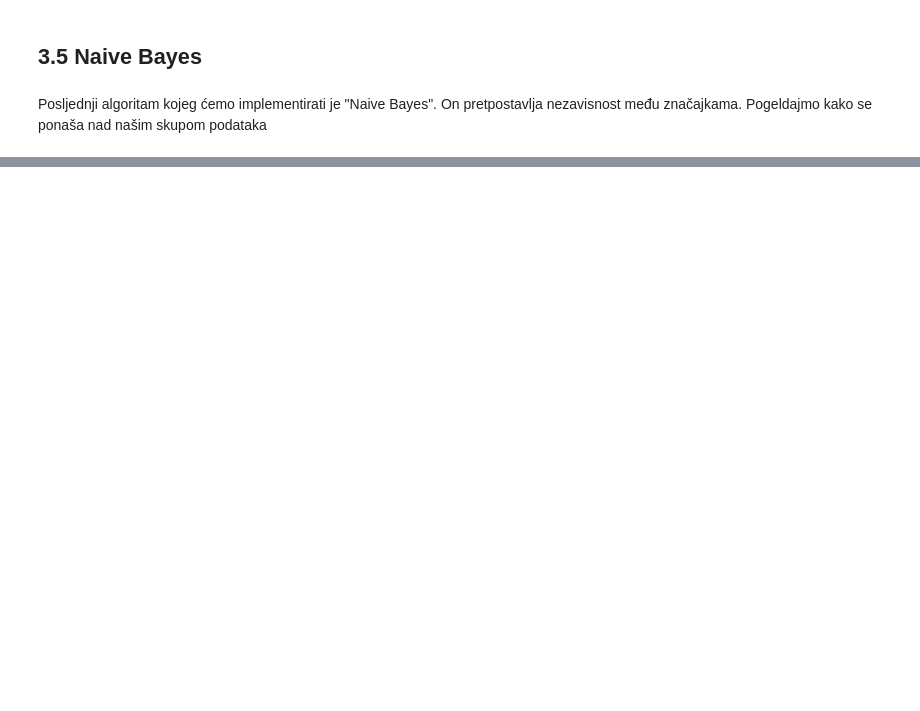
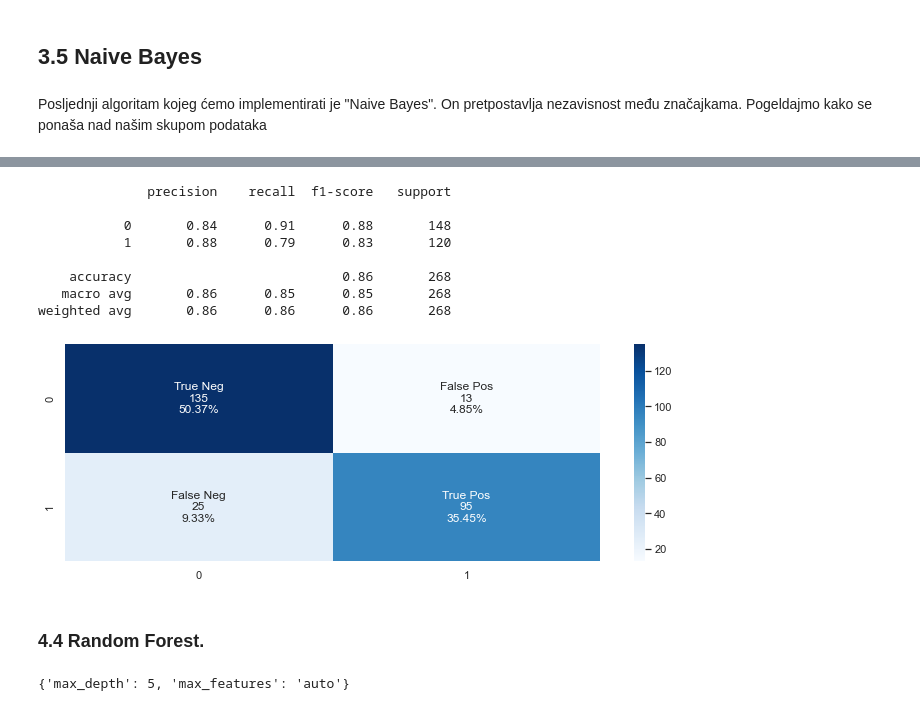
Before and after one commit to tp52/uzop, a Jupyter notebook: Uzop.ipynb, the cells around one changed output, grey strips where cells are left out. Cells and saved outputs as stored; diff of their text form; code cells hidden in the pictures; blank space fills up the shorter version.

```diff
--- a/Uzop.ipynb
+++ b/Uzop.ipynb
@@ -1217,0 +1359,14 @@ weighted avg       0.91      0.91      0.91       224
+# %%
+# defining parameter range
+from sklearn.svm import SVC
+param_grid = {'C': [1, 10, 15],
+              'gamma': [0.01, 0.001, 0.0001],
+              'kernel': ['rbf']}
+
+grid = GridSearchCV(SVC(), param_grid, refit = True, verbose = 3)
+
+# fitting the model for grid search
+grid.fit(X_train_new, y_train_new)
+
+# print best parameter after tuning
+print("Best parametars : ",grid.best_params_)
@@ -1217,0 +1391,47 @@ weighted avg       0.91      0.91      0.91       224
+# %%
+C=grid.best_params_["C"]
+gamma=grid.best_params_["gamma"]
+kernel=grid.best_params_["kernel"]
+SVM_model = SVC(kernel=kernel,C=C,gamma=gamma)
+
+# fitting x samples and y classes
+SVM_model.fit(X_train_new, y_train_new)
+cm = confusion_matrix(y_test_new, SVM_model.predict(X_test_new))
+
+group_names = ["True Neg","False Pos","False Neg","True Pos"]
+group_counts = ["{0:0.0f}".format(value) for value in
+                cm.flatten()]
+group_percentages = ["{0:.2%}".format(value) for value in
+                     cm.flatten()/np.sum(cm)]
+labels = [f"{v1}\n{v2}\n{v3}" for v1, v2, v3 in
+          zip(group_names,group_counts,group_percentages)]
+labels = np.asarray(labels).reshape(2,2)
+sns.heatmap(cm, annot=labels, fmt="", cmap='Blues')
+
+print(classification_report(y_test_new, SVM_model.predict(X_test_new)))
+# %% [output]
+              precision    recall  f1-score   support
+
+           0       0.84      0.91      0.88       148
+           1       0.88      0.79      0.83       120
+
+    accuracy                           0.86       268
+   macro avg       0.86      0.85      0.85       268
+weighted avg       0.86      0.86      0.86       268
+[figure, added]
+# %% [markdown]
+### 4.4 Random Forest.
+# %%
+# Import the model we are using
+from sklearn.ensemble import RandomForestClassifier
+rfc=RandomForestClassifier(random_state=42)
+param_grid = {
+    'max_features': ['auto', 'sqrt', 'log2'],
+    'max_depth' : [3,4,5,6],
+}
+
+CV_rfc = GridSearchCV(estimator=rfc, param_grid=param_grid, cv= 5)
+CV_rfc.fit(X_train_new, y_train_new)
+print(CV_rfc.best_params_)
+# %% [output]
+{'max_depth': 5, 'max_features': 'auto'}
```
Also changed, not shown: parts of 33 cells of this notebook, 2 other files.
